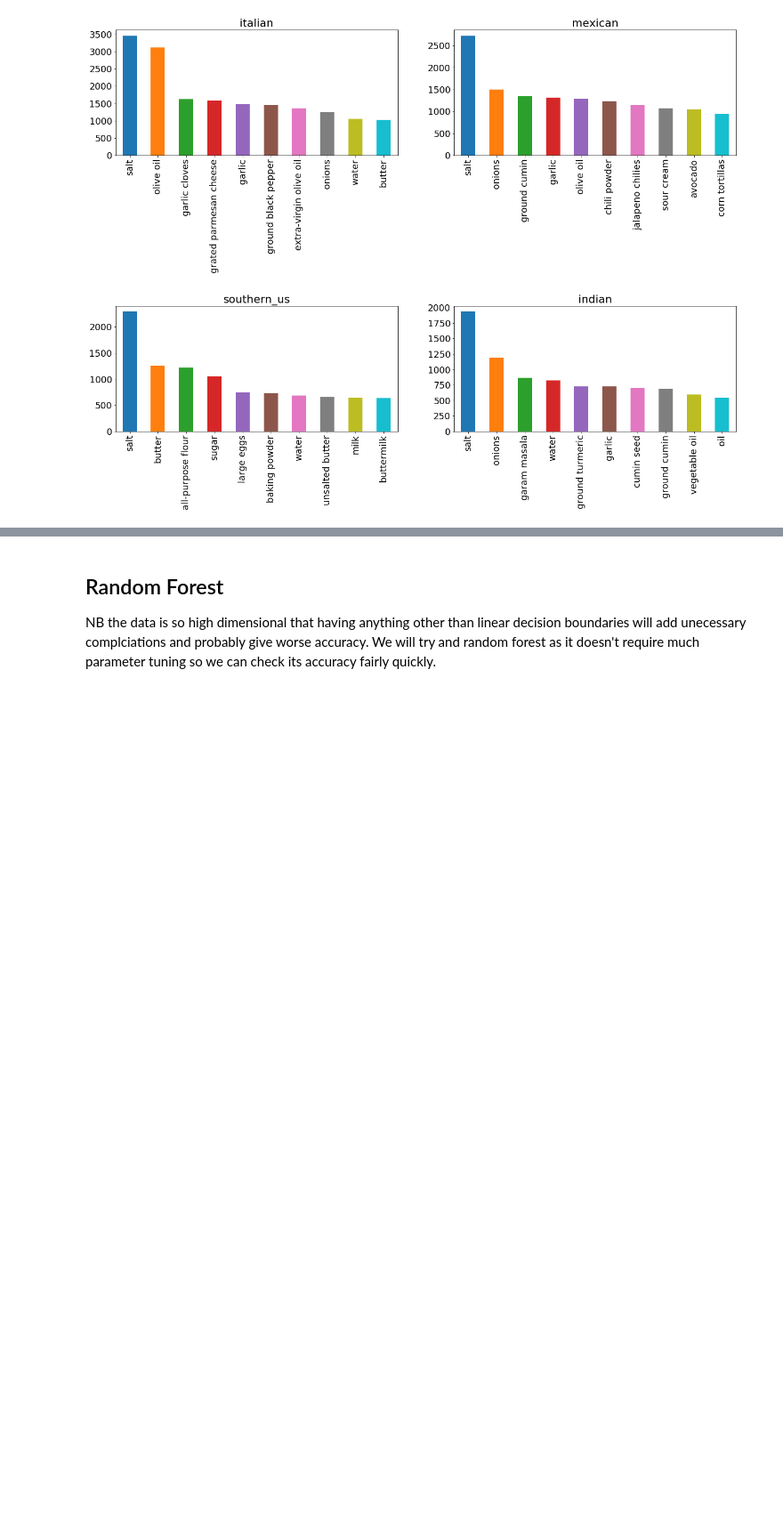
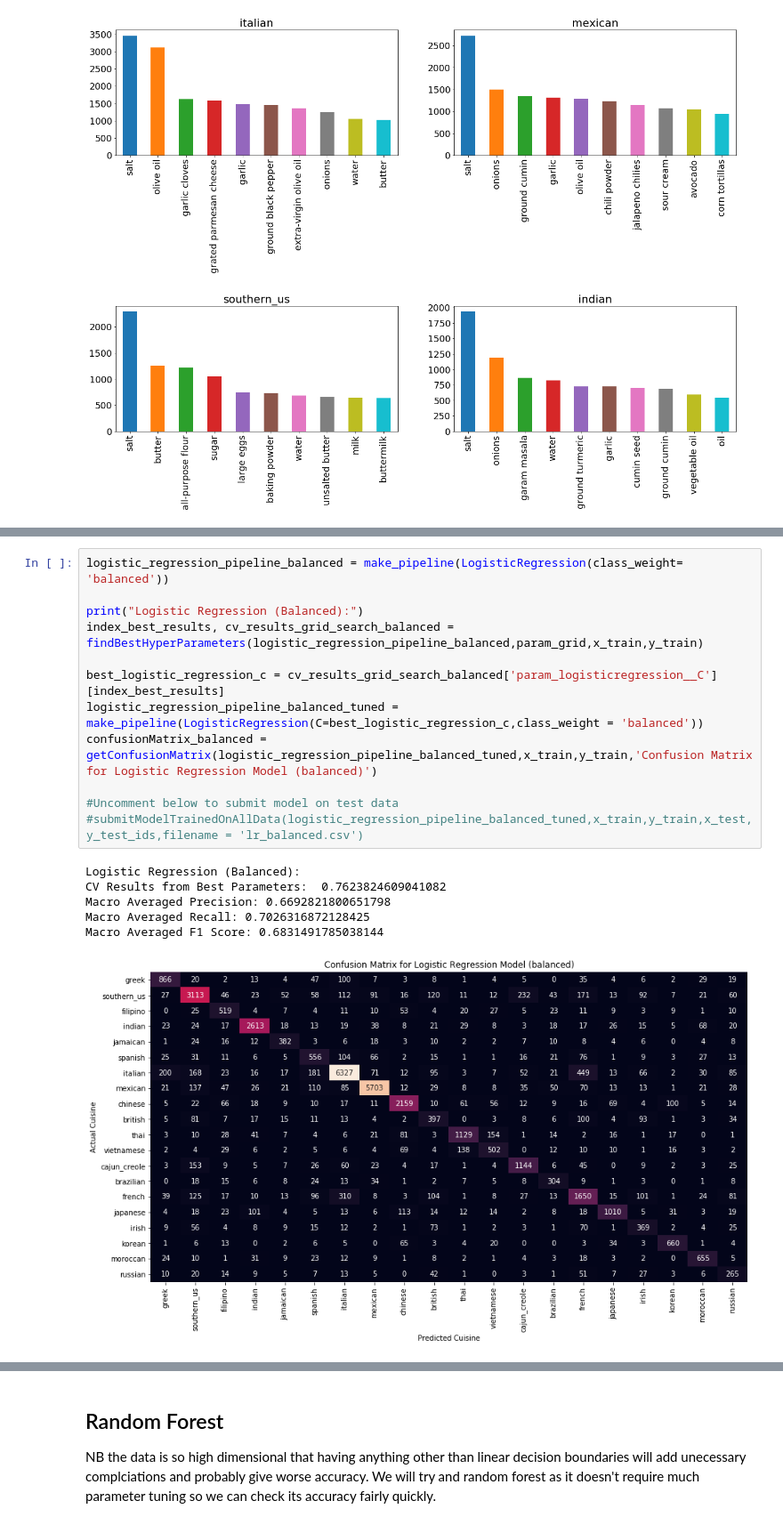
Before and after one commit to edkay360/CuisineAnalysis, a Jupyter notebook: cuisineAnalysis.ipynb, the cells around one changed output, grey strips where cells are left out. Shown at 89% size. Cells and saved outputs as stored; diff of their text form; blank space fills up the shorter version.

```diff
--- a/cuisineAnalysis.ipynb
+++ b/cuisineAnalysis.ipynb
@@ -113,0 +157,19 @@ Best Value of C: 1
+# %%
+logistic_regression_pipeline_balanced = make_pipeline(LogisticRegression(class_weight= 'balanced'))
+
+print("Logistic Regression (Balanced):")
+index_best_results, cv_results_grid_search_balanced = findBestHyperParameters(logistic_regression_pipeline_balanced,param_grid,x_train,y_train)
+
+best_logistic_regression_c = cv_results_grid_search_balanced['param_logisticregression__C'][index_best_results]
+logistic_regression_pipeline_balanced_tuned = make_pipeline(LogisticRegression(C=best_logistic_regression_c,class_weight = 'balanced'))
+confusionMatrix_balanced = getConfusionMatrix(logistic_regression_pipeline_balanced_tuned,x_train,y_train,'Confusion Matrix for Logistic Regression Model (balanced)')
+
+#Uncomment below to submit model on test data
+#submitModelTrainedOnAllData(logistic_regression_pipeline_balanced_tuned,x_train,y_train,x_test,y_test_ids,filename = 'lr_balanced.csv')
+# %% [output]
+Logistic Regression (Balanced):
+CV Results from Best Parameters:  0.7623824609041082
+Macro Averaged Precision: 0.6692821800651798
+Macro Averaged Recall: 0.7026316872128425
+Macro Averaged F1 Score: 0.6831491785038144
+[figure, added]
```
Also changed, not shown: parts of 21 cells of this notebook.
